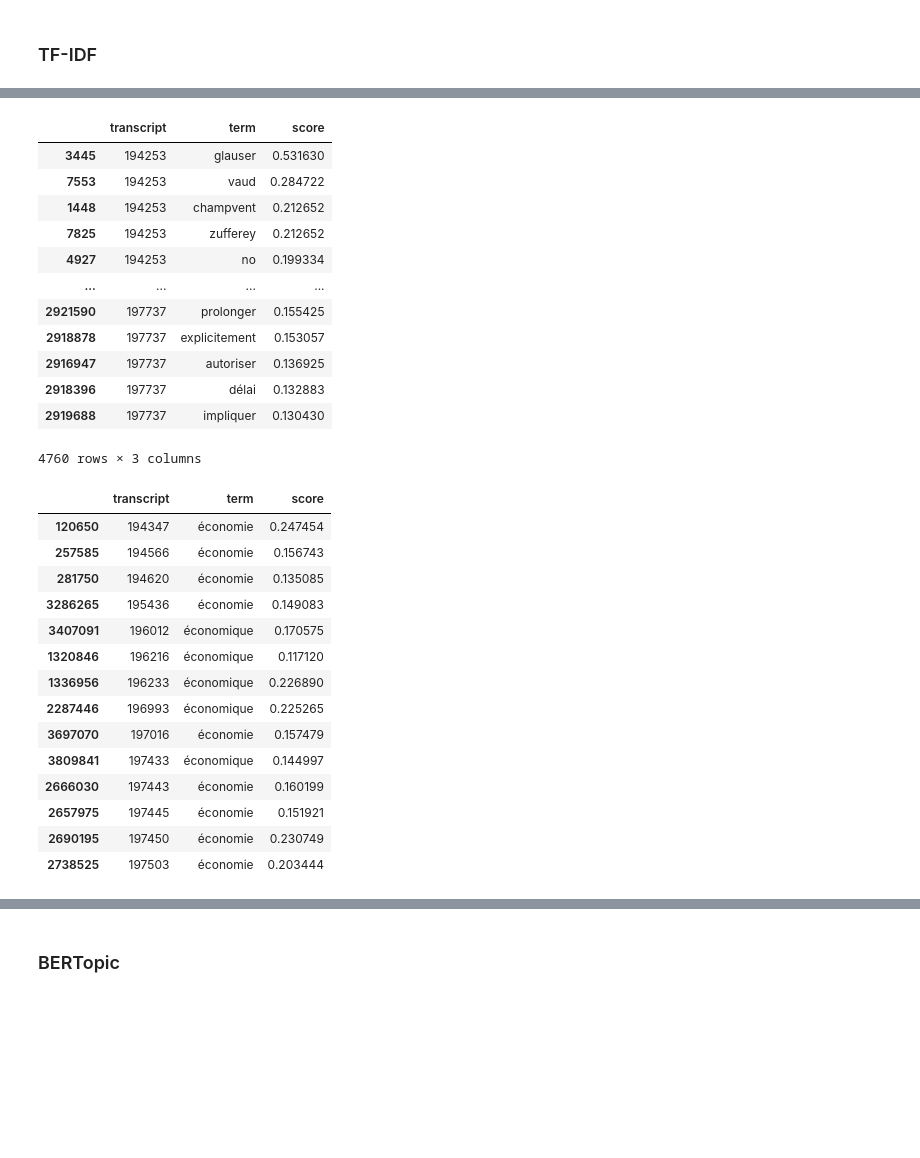
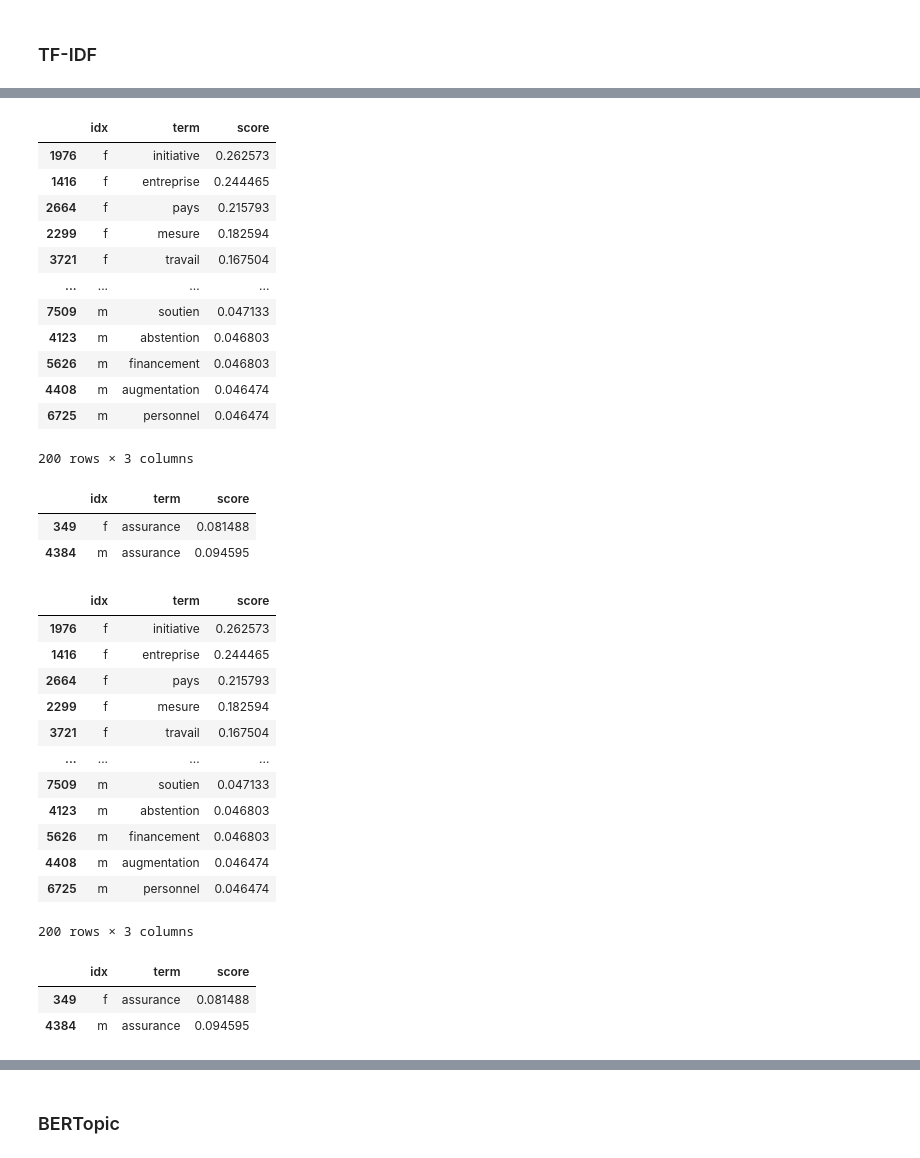
Before and after one commit to cgcrts/ef23_discours, a Jupyter notebook: topic_processing.ipynb, the cells around one changed output, grey strips where cells are left out. Cells and saved outputs as stored; diff of their text form; code cells hidden in the pictures; blank space fills up the shorter version.

```diff
--- a/topic_processing.ipynb
+++ b/topic_processing.ipynb
@@ -156,4 +359,4 @@ len(vectorizer.get_feature_names_out())
 # %%
-tfidf_df = pd.DataFrame(vectors.toarray(), index=filtered_transcript['ID'], columns=vectorizer.get_feature_names_out())
+tfidf_df = pd.DataFrame(vectors.toarray(), index=group_transcript.index, columns=vectorizer.get_feature_names_out())
 tfidf_df
 # %% [output]
@@ -180,5 +374,5 @@ Index(['innovation', 'cti', 'chocolat', 'innosuisse', 'prospérité', 'fiasco',
 # %%
-tfidf_df = tfidf_df.stack().reset_index()
-tfidf_df = tfidf_df.rename(columns={'ID': 'transcript','level_1': 'term', 0:'score',})
-tfidf_df
+tfidf_score_df = tfidf_df.stack().reset_index()
+tfidf_score_df = tfidf_score_df.rename(columns={'ID': 'transcript','level_1': 'term', 0:'score', 'level_0': 'idx'})
+tfidf_score_df
 # %% [output]
@@ -198,35 +398,47 @@ tfidf_df
 # %%
-top_tfidf = tfidf_df.sort_values(by=['transcript','score'], ascending=[True,False]).groupby(['transcript']).head(10)
+top_tfidf = tfidf_score_df.sort_values(by=['idx','score'], ascending=[True,False]).groupby(['idx']).head(100)
 top_tfidf
 # %% [output]
-|  | transcript | term | score |
-| 3445 | 194253 | glauser | 0.531630 |
-| 7553 | 194253 | vaud | 0.284722 |
-| 1448 | 194253 | champvent | 0.212652 |
-| 7825 | 194253 | zufferey | 0.212652 |
-| 4927 | 194253 | no | 0.199334 |
+|  | idx | term | score |
+| 1976 | f | initiative | 0.262573 |
+| 1416 | f | entreprise | 0.244465 |
+| 2664 | f | pays | 0.215793 |
+| 2299 | f | mesure | 0.182594 |
+| 3721 | f | travail | 0.167504 |
 | ... | ... | ... | ... |
-| 2921590 | 197737 | prolonger | 0.155425 |
-| 2918878 | 197737 | explicitement | 0.153057 |
-| 2916947 | 197737 | autoriser | 0.136925 |
-| 2918396 | 197737 | délai | 0.132883 |
-| 2919688 | 197737 | impliquer | 0.130430 |
+| 7509 | m | soutien | 0.047133 |
+| 4123 | m | abstention | 0.046803 |
+| 5626 | m | financement | 0.046803 |
+| 4408 | m | augmentation | 0.046474 |
+| 6725 | m | personnel | 0.046474 |
-4760 rows × 3 columns
+200 rows × 3 columns
+# %%
+top_tfidf[top_tfidf['term'].str.contains("assurance")]
+# %% [output]
+|  | idx | term | score |
+| 349 | f | assurance | 0.081488 |
+| 4384 | m | assurance | 0.094595 |
+# %%
+top_tfidf = top_tfidf.loc[top_tfidf['idx'] != 'PLD']
+top_tfidf = top_tfidf.loc[top_tfidf['idx'] != '-']
+top_tfidf
+# %% [output]
+|  | idx | term | score |
+| 1976 | f | initiative | 0.262573 |
+| 1416 | f | entreprise | 0.244465 |
+| 2664 | f | pays | 0.215793 |
+| 2299 | f | mesure | 0.182594 |
+| 3721 | f | travail | 0.167504 |
+| ... | ... | ... | ... |
+| 7509 | m | soutien | 0.047133 |
+| 4123 | m | abstention | 0.046803 |
+| 5626 | m | financement | 0.046803 |
+| 4408 | m | augmentation | 0.046474 |
+| 6725 | m | personnel | 0.046474 |
+200 rows × 3 columns
 # %%
-top_tfidf[top_tfidf['term'].str.contains("économ")]
+top_tfidf[top_tfidf['term'].str.contains("assurance")]
 # %% [output]
-|  | transcript | term | score |
-| 120650 | 194347 | économie | 0.247454 |
-| 257585 | 194566 | économie | 0.156743 |
-| 281750 | 194620 | économie | 0.135085 |
-| 3286265 | 195436 | économie | 0.149083 |
-| 3407091 | 196012 | économique | 0.170575 |
-| 1320846 | 196216 | économique | 0.117120 |
-| 1336956 | 196233 | économique | 0.226890 |
-| 2287446 | 196993 | économique | 0.225265 |
-| 3697070 | 197016 | économie | 0.157479 |
-| 3809841 | 197433 | économique | 0.144997 |
-| 2666030 | 197443 | économie | 0.160199 |
-| 2657975 | 197445 | économie | 0.151921 |
-| 2690195 | 197450 | économie | 0.230749 |
-| 2738525 | 197503 | économie | 0.203444 |
+|  | idx | term | score |
+| 349 | f | assurance | 0.081488 |
+| 4384 | m | assurance | 0.094595 |
```
Also changed, not shown: parts of 30 cells of this notebook.
